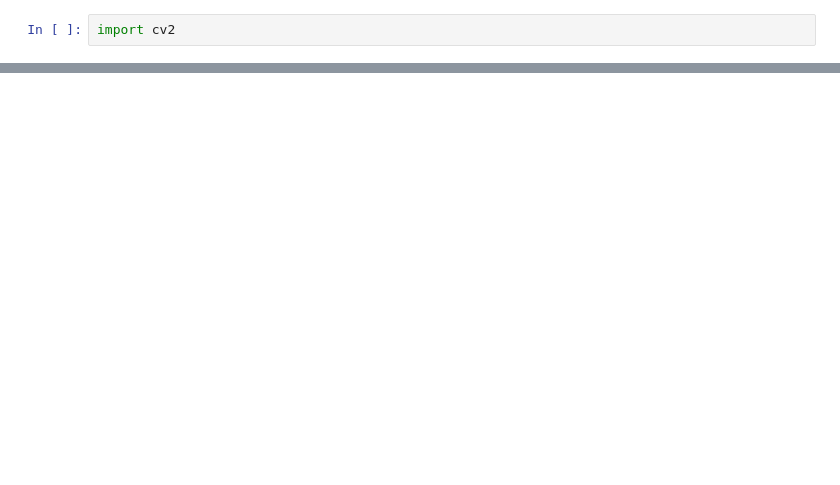
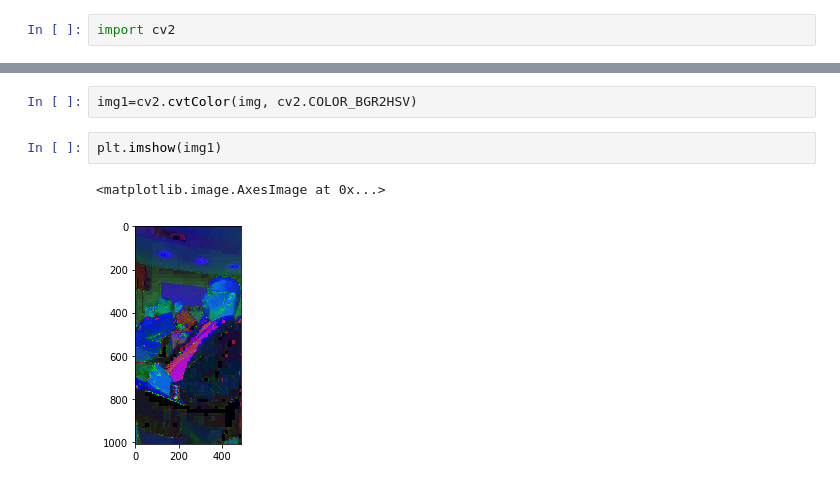
Before and after one commit to md131376st/learn_-image_pro, a Jupyter notebook: Untitled.ipynb, the cells around one changed output, grey strips where cells are left out. Cells and saved outputs as stored; diff of their text form; blank space fills up the shorter version.

```diff
--- a/Untitled.ipynb
+++ b/Untitled.ipynb
@@ -36,0 +61,7 @@ cv2.destroyAllWindows()
+# %%
+img1=cv2.cvtColor(img, cv2.COLOR_BGR2HSV)
+# %%
+plt.imshow(img1)
+# %% [output]
+<matplotlib.image.AxesImage at 0x...>
+[figure, added]
```
Also changed, not shown: parts of 13 cells of this notebook, 3 other files.
